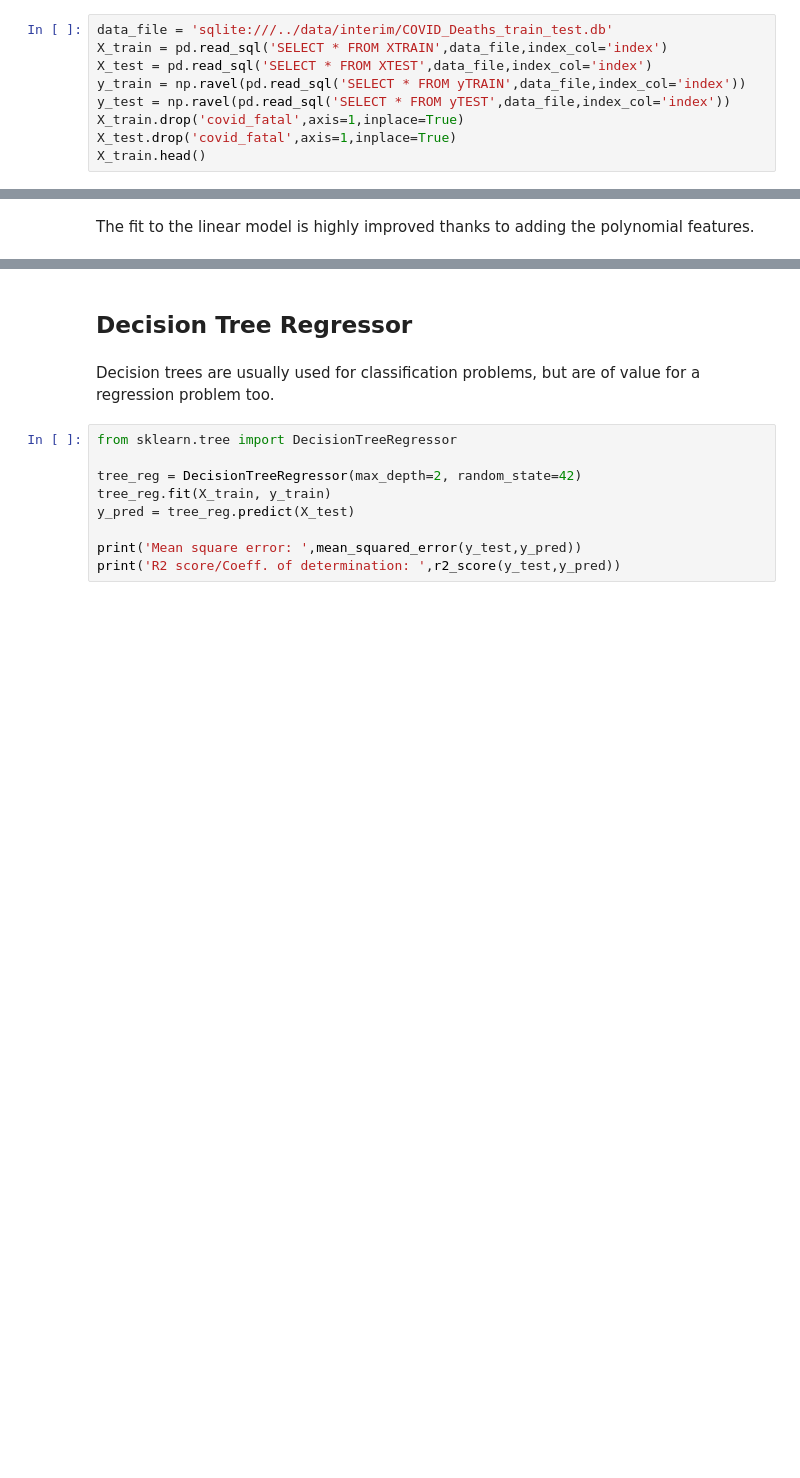
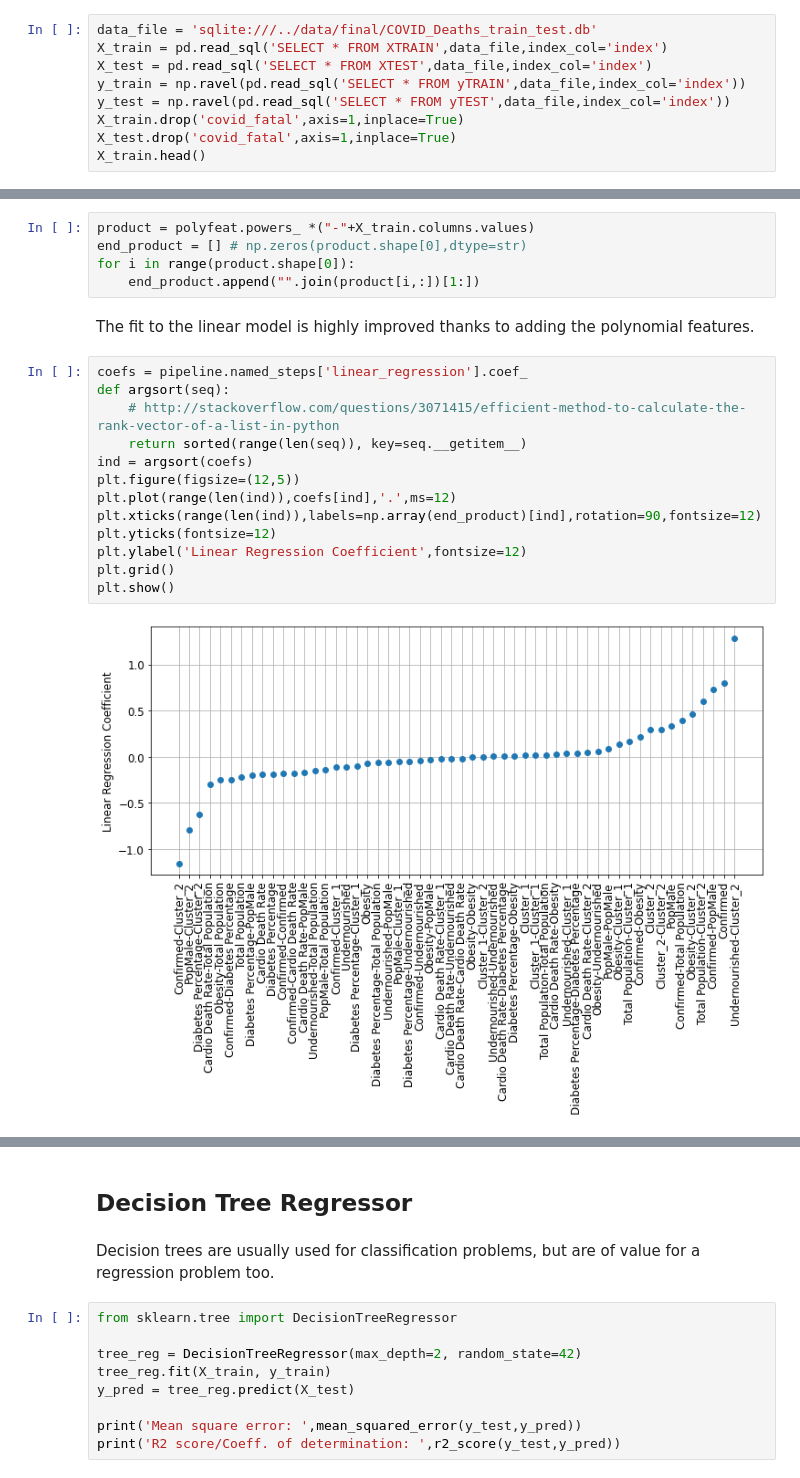
Before and after one commit to Lisalottel/Springboard, a Jupyter notebook: Capstone_02/notebooks/COVID-19_04-Modeling_Deaths.ipynb, the cells around one changed output, grey strips where cells are left out. Drawn from its saved outputs; the diff is of its cells as text; blank space fills up the shorter version.

```diff
--- a/Capstone_02/notebooks/COVID-19_04-Modeling_Deaths.ipynb
+++ b/Capstone_02/notebooks/COVID-19_04-Modeling_Deaths.ipynb
@@ -20,7 +20,7 @@ os.getcwd()
 # %% [markdown]
 ### Read in Train and Test data sets
 # %%
-data_file = 'sqlite:///../data/interim/COVID_Deaths_train_test.db'
+data_file = 'sqlite:///../data/final/COVID_Deaths_train_test.db'
 X_train = pd.read_sql('SELECT * FROM XTRAIN',data_file,index_col='index')
 X_test = pd.read_sql('SELECT * FROM XTEST',data_file,index_col='index')
 y_train = np.ravel(pd.read_sql('SELECT * FROM yTRAIN',data_file,index_col='index'))
@@ -81,5 +81,25 @@ Explained Variance:  0.7884672004546821
 Mean square error:  0.603095933995758
 Mean absolute error:  0.39367753735795774
 R2 score/Coeff. of determination:  0.7643663258157428
+# %%
+product = polyfeat.powers_ *("-"+X_train.columns.values)
+end_product = [] # np.zeros(product.shape[0],dtype=str)
+for i in range(product.shape[0]):
+    end_product.append("".join(product[i,:])[1:])
 # %% [markdown]
 The fit to the linear model is highly improved thanks to adding the polynomial features.
+# %%
+coefs = pipeline.named_steps['linear_regression'].coef_
+def argsort(seq):
+    # http://stackoverflow.com/questions/3071415/efficient-method-to-calculate-the-rank-vector-of-a-list-in-python
+    return sorted(range(len(seq)), key=seq.__getitem__)
+ind = argsort(coefs)
+plt.figure(figsize=(12,5))
+plt.plot(range(len(ind)),coefs[ind],'.',ms=12)
+plt.xticks(range(len(ind)),labels=np.array(end_product)[ind],rotation=90,fontsize=12)
+plt.yticks(fontsize=12)
+plt.ylabel('Linear Regression Coefficient',fontsize=12)
+plt.grid()
+plt.show()
+# %% [output]
+[figure, added]
```
Also changed, not shown: parts of 12 cells of this notebook.
